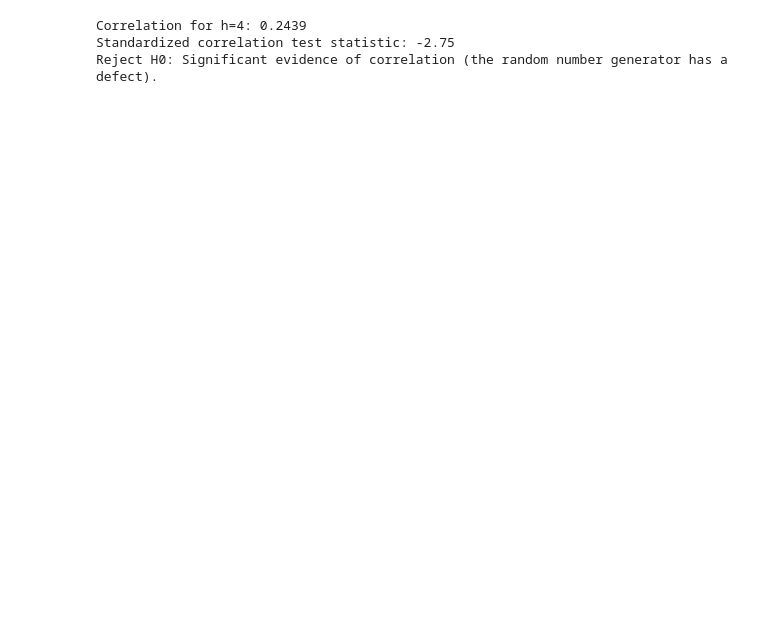
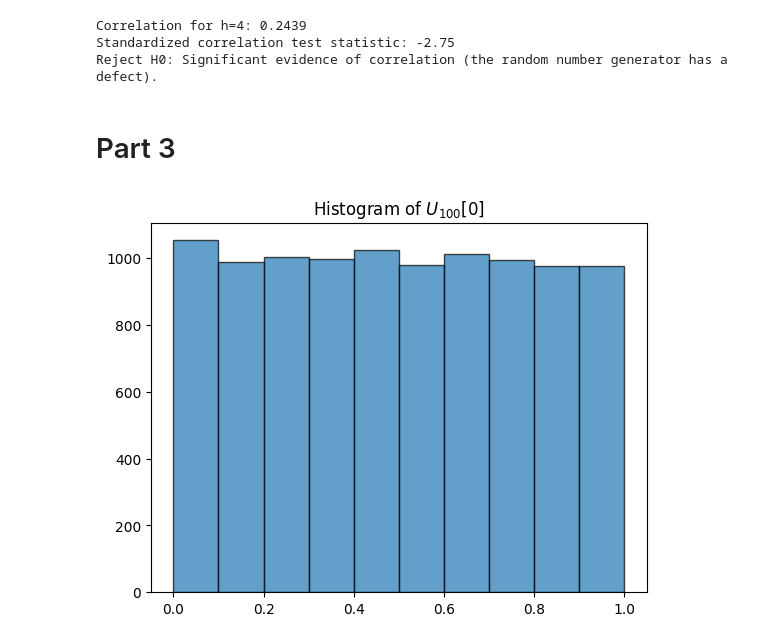
Before and after one commit to markus1573/stokastisk-simulering, a Jupyter notebook: Maria/Day1.ipynb, the cells around one changed output. Drawn from its saved outputs; the diff is of its cells as text; code cells hidden in the pictures; blank space fills up the shorter version.

```diff
--- a/Maria/Day1.ipynb
+++ b/Maria/Day1.ipynb
@@ -620,3 +633,22 @@ else:
 Correlation for h=4: 0.2439
 Standardized correlation test statistic: -2.75
 Reject H0: Significant evidence of correlation (the random number generator has a defect).
+# %% [markdown]
+# Part 3
+# %%
+x0 = 42 # seed
+M = 2**31-1
+a = 16807
+c = 0
+num_iters = 10000
+U_100 = []
+for i in range(100):
+    U = linear_congruential(x0, a, c, M, num_iters)
+    U_100.append(U)
+    x0 = int(U[-1] * M)
+
+plt.hist(U_100[0], bins=10, edgecolor='black', alpha=0.7)
+plt.title('Histogram of $U_{100}[0]$')
+plt.show()
+# %% [output]
+[figure, added]
```
Also changed, not shown: parts of 15 cells of this notebook, 5 other files.
